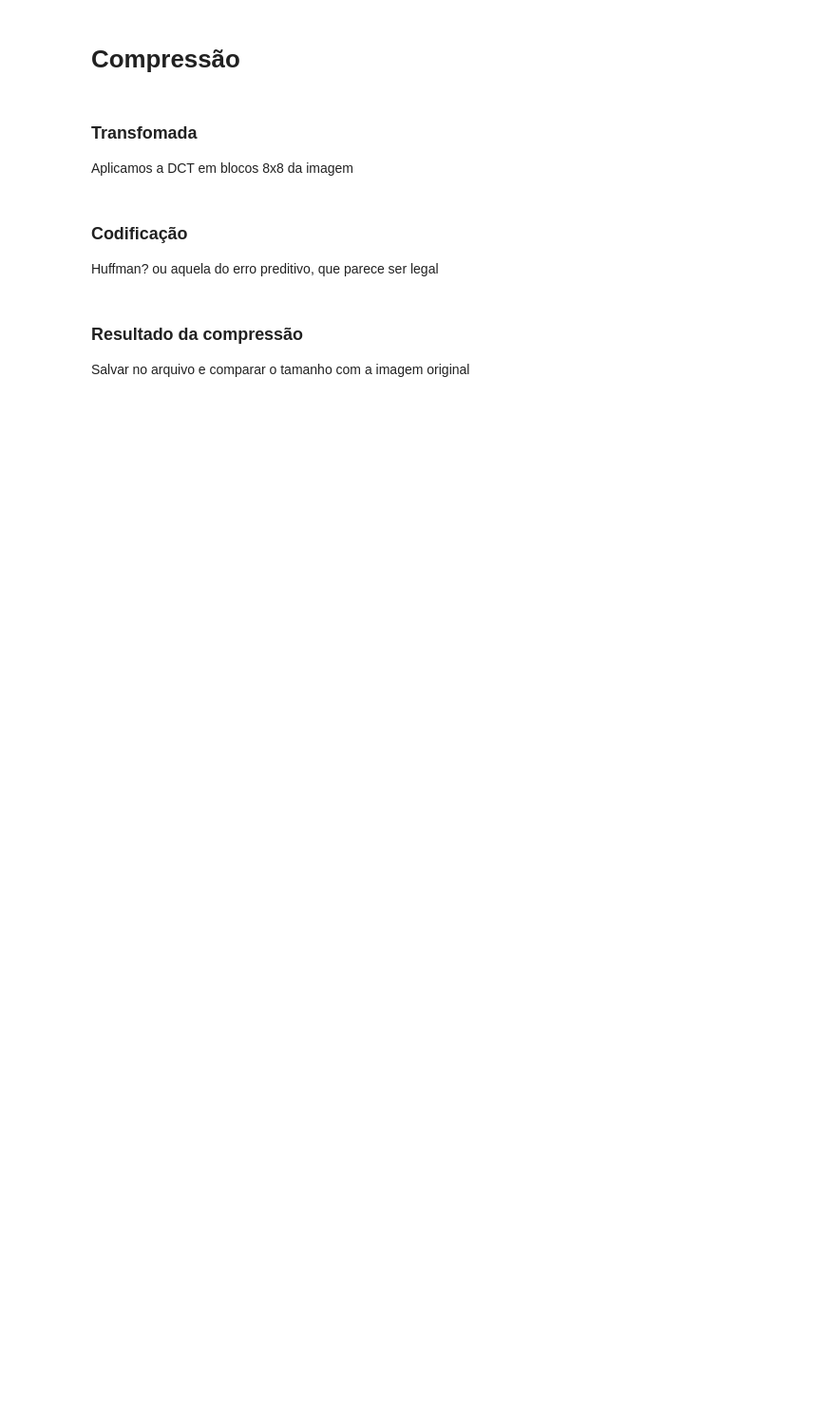
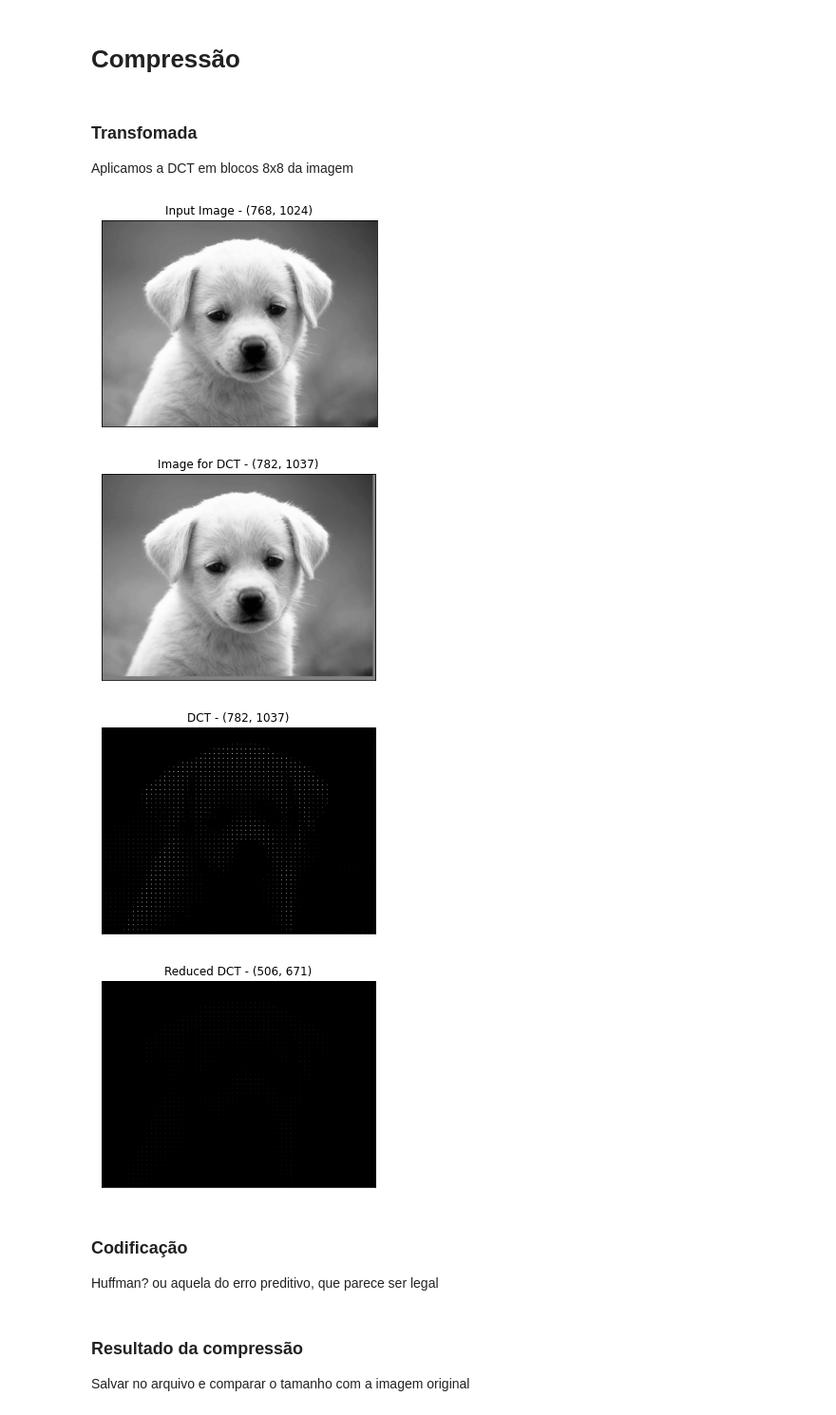
Before and after one commit to RenanBomtempo/image-compression, a Jupyter notebook: TP-1.ipynb, the cells around one changed output. Shown: that part at 95% size. Drawn from its saved outputs; the diff is of its cells as text; code cells hidden in the pictures; blank space fills up the shorter version.

Commit message:
Fixed: Imagem reconstruida estava errada

```diff
--- a/TP-1.ipynb
+++ b/TP-1.ipynb
@@ -95,8 +97,8 @@ print_gimage(img,'Input Image')
 Aplicamos a DCT em blocos 8x8 da imagem
 # %%
 # Parâmetros da transformada
-step    = 8     # Tamanho do bloco DCT
-sv_step = 4     # Tamanho do bloco a ser salvo
+step    = 17     # Tamanho do bloco DCT
+sv_step = 11     # Tamanho do bloco a ser salvo
 dif     = step - sv_step
 
 # Tamanho da imagem original
@@ -110,40 +112,45 @@ dct_size = (orig_size[0]+(step-(orig_size[0]%step))%step,
 redu_size = (dct_size[0]-(dif*dct_size[0]//step),
              dct_size[1]-(dif*dct_size[1]//step))
 
 # Matriz da DCT completa
 DCT = np.zeros(dct_size, dtype=np.float)
 
 # Matriz da DCT apenas com os valores relevantes
 reduced_DCT = np.zeros(redu_size, dtype=np.float)
 
-# Aplica padding na imagem d
-tmp_img = np.zeros(dct_size, dtype=np.float)
-tmp_img[:orig_size[0],:orig_size[1]] = (img.astype(float))-128
+# Imagem em que a DCT será aplicada
+dct_img = np.zeros(dct_size, dtype=np.float)
+dct_img[:orig_size[0],:orig_size[1]] = (img.astype(float))-128
 
 # Executa a DCT
 for y in range(0,dct_size[0],step):
     for x in range(0,dct_size[1],step):
-        dct_step = get_2D_dct(tmp_img[y:y+step, x:x+step])
+        dct_step = get_2D_dct(dct_img[y:y+step, x:x+step])
         # DCT completa
         DCT[y:y+step, x:x+step] = dct_step
         # DCT reduzida
         reduced_DCT[y*sv_step//step:y*sv_step//step+sv_step,
                     x*sv_step//step:x*sv_step//step+sv_step] = dct_step[:sv_step,:sv_step]
 
 # Aplica quantização na matriz reduzida da DCT
 Q = np.max(np.absolute(reduced_DCT))/128 #Valor de quantização
 reduced_DCT = reduced_DCT/Q
 
 # Converte a matriz para inteiro de 8bits para armazenamento
 # (o que serve como maneira de arrendondar os valores da transormada)
 reduced_DCT = reduced_DCT.astype(np.int8)
 
 # Visualização dos resultados
 
-print_gimage(img,"Input Img")
-print_gimage(tmp_img+128, "Img for DCT")
+print_gimage(img,"Input Image")
+print_gimage(dct_img+128, "Image for DCT")
 print_gimage(DCT,"DCT")
-print_gimage(reduced_DCT,"reduced DCT")
+print_gimage(reduced_DCT,"Reduced DCT")
+# %% [output]
+[figure, added]
+[figure, added]
+[figure, added]
+[figure, added]
 # %% [markdown]
 ### Codificação
 
```
Also changed, not shown: parts of 4 cells of this notebook, 7 other files.
